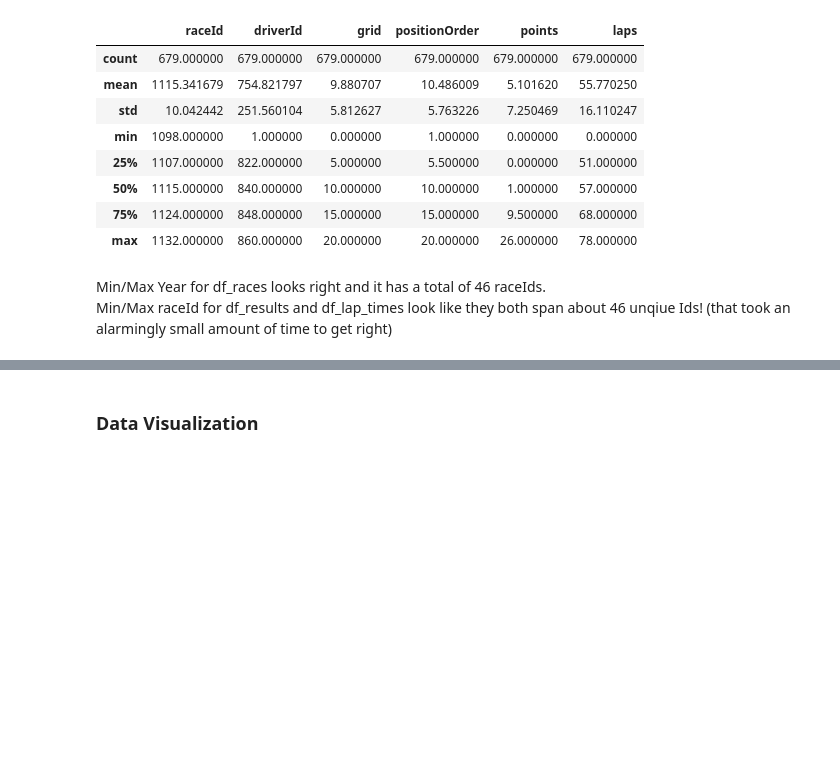
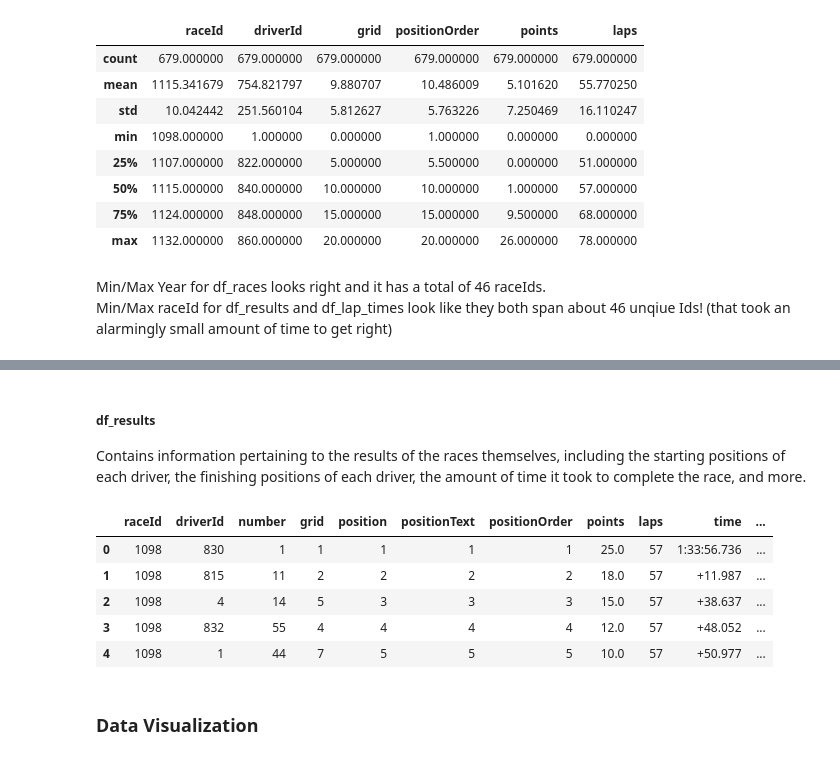
Before and after one commit to D-Cassidy/formula1-data-analysis, a Jupyter notebook: notebooks/driver_performance_analysis.ipynb, the cells around one changed output, grey strips where cells are left out. Saved outputs shown, nothing was run; the diff lists cells and outputs as text; code cells hidden in the pictures; blank space fills up the shorter version.

```diff
--- a/notebooks/driver_performance_analysis.ipynb
+++ b/notebooks/driver_performance_analysis.ipynb
@@ -450,2 +480,15 @@ Min/Max raceId for df_results and df_lap_times look like they both span about 46
+# %% [markdown]
+##### df_results
+
+Contains information pertaining to the results of the races themselves, including the starting positions of each driver, the finishing positions of each driver, the amount of time it took to complete the race, and more.
+# %%
+df_results.head()
+# %% [output]
+|  | raceId | driverId | number | grid | position | positionText | positionOrder | points | laps | time | ... |
+| 0 | 1098 | 830 | 1 | 1 | 1 | 1 | 1 | 25.0 | 57 | 1:33:56.736 | ... |
+| 1 | 1098 | 815 | 11 | 2 | 2 | 2 | 2 | 18.0 | 57 | +11.987 | ... |
+| 2 | 1098 | 4 | 14 | 5 | 3 | 3 | 3 | 15.0 | 57 | +38.637 | ... |
+| 3 | 1098 | 832 | 55 | 4 | 4 | 4 | 4 | 12.0 | 57 | +48.052 | ... |
+| 4 | 1098 | 1 | 44 | 7 | 5 | 5 | 5 | 10.0 | 57 | +50.977 | ... |
 # %% [markdown]
 ### Data Visualization
```
Also changed, not shown: parts of 6 cells of this notebook.
